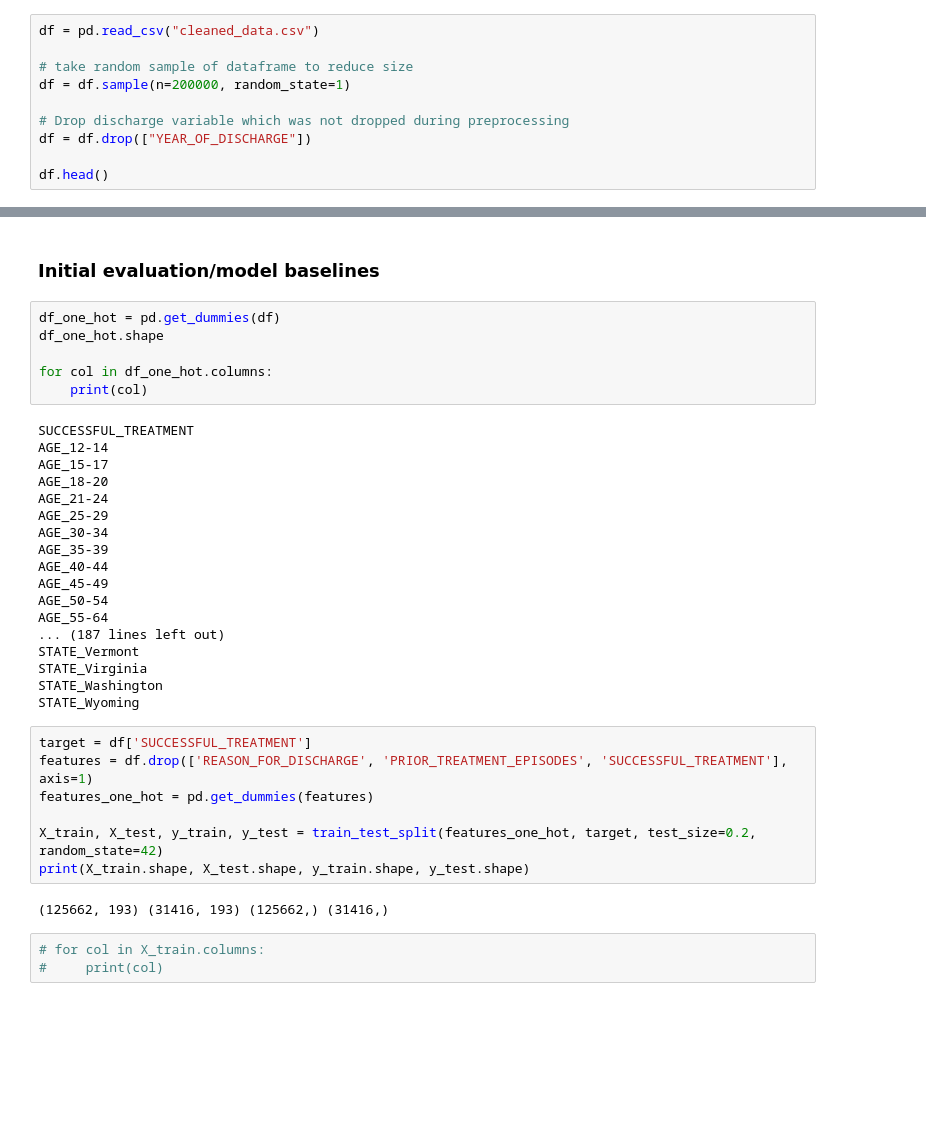
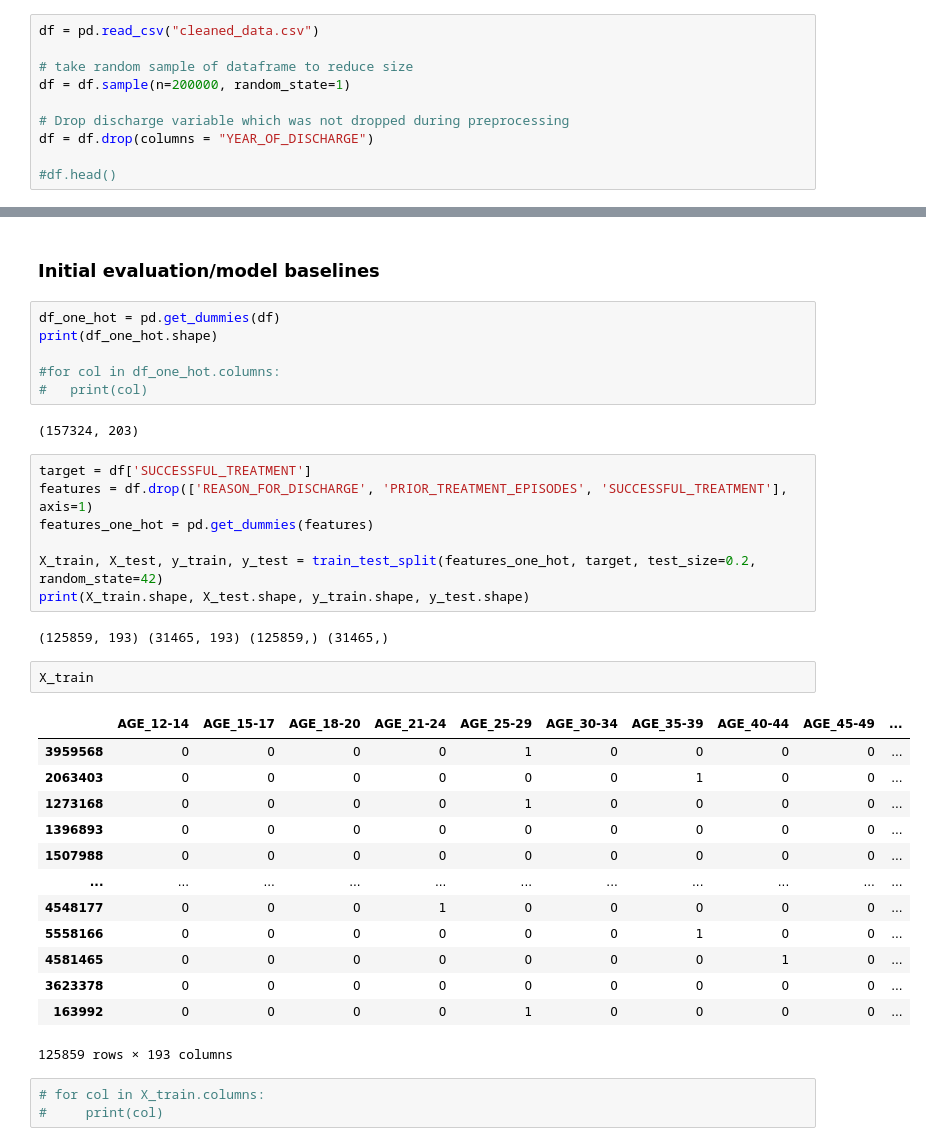
Before and after one commit to metzlere/MADS-Capstone, a Jupyter notebook: model_development.ipynb, the cells around one changed output, grey strips where cells are left out. Drawn from its saved outputs; the diff is of its cells as text; blank space fills up the shorter version.

```diff
--- a/model_development.ipynb
+++ b/model_development.ipynb
@@ -27,6 +37,6 @@ df = pd.read_csv("cleaned_data.csv")
 df = df.sample(n=200000, random_state=1)
 
 # Drop discharge variable which was not dropped during preprocessing
-df = df.drop(["YEAR_OF_DISCHARGE"])
+df = df.drop(columns = "YEAR_OF_DISCHARGE")
 
-df.head()
+#df.head()
@@ -93,28 +95,12 @@ Name: SUCCESSFUL_TREATMENT, dtype: int64
 ### Initial evaluation/model baselines
 # %%
 df_one_hot = pd.get_dummies(df)
-df_one_hot.shape
+print(df_one_hot.shape)
 
-for col in df_one_hot.columns:
-    print(col)
+#for col in df_one_hot.columns:
+#   print(col)
 # %% [output]
-SUCCESSFUL_TREATMENT
-AGE_12-14
-AGE_15-17
-AGE_18-20
-AGE_21-24
-AGE_25-29
-AGE_30-34
-AGE_35-39
-AGE_40-44
-AGE_45-49
-AGE_50-54
-AGE_55-64
-... (187 lines left out)
-STATE_Vermont
-STATE_Virginia
-STATE_Washington
-STATE_Wyoming
+(157324, 203)
 # %%
 target = df['SUCCESSFUL_TREATMENT']
 features = df.drop(['REASON_FOR_DISCHARGE', 'PRIOR_TREATMENT_EPISODES', 'SUCCESSFUL_TREATMENT'], axis=1)
@@ -123,7 +109,23 @@ features_one_hot = pd.get_dummies(features)
 X_train, X_test, y_train, y_test = train_test_split(features_one_hot, target, test_size=0.2, random_state=42)
 print(X_train.shape, X_test.shape, y_train.shape, y_test.shape)
 # %% [output]
-(125662, 193) (31416, 193) (125662,) (31416,)
+(125859, 193) (31465, 193) (125859,) (31465,)
+# %%
+X_train
+# %% [output]
+|  | AGE_12-14 | AGE_15-17 | AGE_18-20 | AGE_21-24 | AGE_25-29 | AGE_30-34 | AGE_35-39 | AGE_40-44 | AGE_45-49 | ... |
+| 3959568 | 0 | 0 | 0 | 0 | 1 | 0 | 0 | 0 | 0 | ... |
+| 2063403 | 0 | 0 | 0 | 0 | 0 | 0 | 1 | 0 | 0 | ... |
+| 1273168 | 0 | 0 | 0 | 0 | 1 | 0 | 0 | 0 | 0 | ... |
+| 1396893 | 0 | 0 | 0 | 0 | 0 | 0 | 0 | 0 | 0 | ... |
+| 1507988 | 0 | 0 | 0 | 0 | 0 | 0 | 0 | 0 | 0 | ... |
+| ... | ... | ... | ... | ... | ... | ... | ... | ... | ... | ... |
+| 4548177 | 0 | 0 | 0 | 1 | 0 | 0 | 0 | 0 | 0 | ... |
+| 5558166 | 0 | 0 | 0 | 0 | 0 | 0 | 1 | 0 | 0 | ... |
+| 4581465 | 0 | 0 | 0 | 0 | 0 | 0 | 0 | 1 | 0 | ... |
+| 3623378 | 0 | 0 | 0 | 0 | 0 | 0 | 0 | 0 | 0 | ... |
+| 163992 | 0 | 0 | 0 | 0 | 1 | 0 | 0 | 0 | 0 | ... |
+125859 rows × 193 columns
 # %%
 # for col in X_train.columns:
 #     print(col)
```
Also changed, not shown: parts of 18 cells of this notebook.
